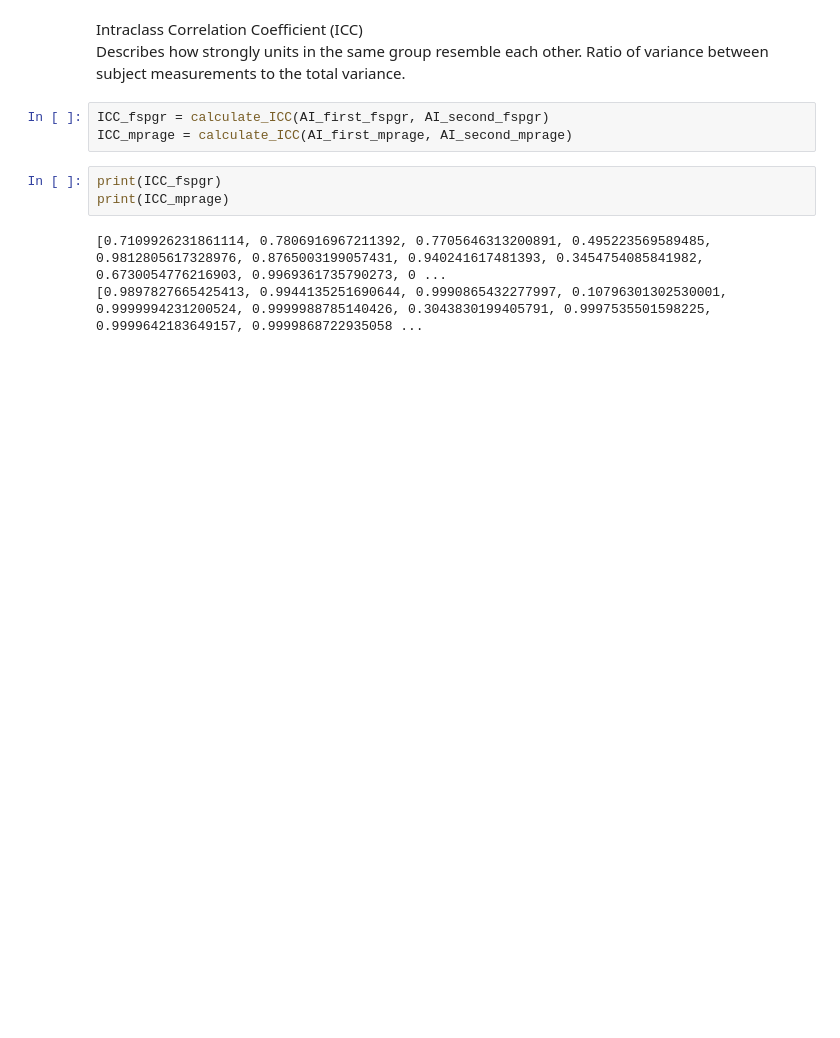
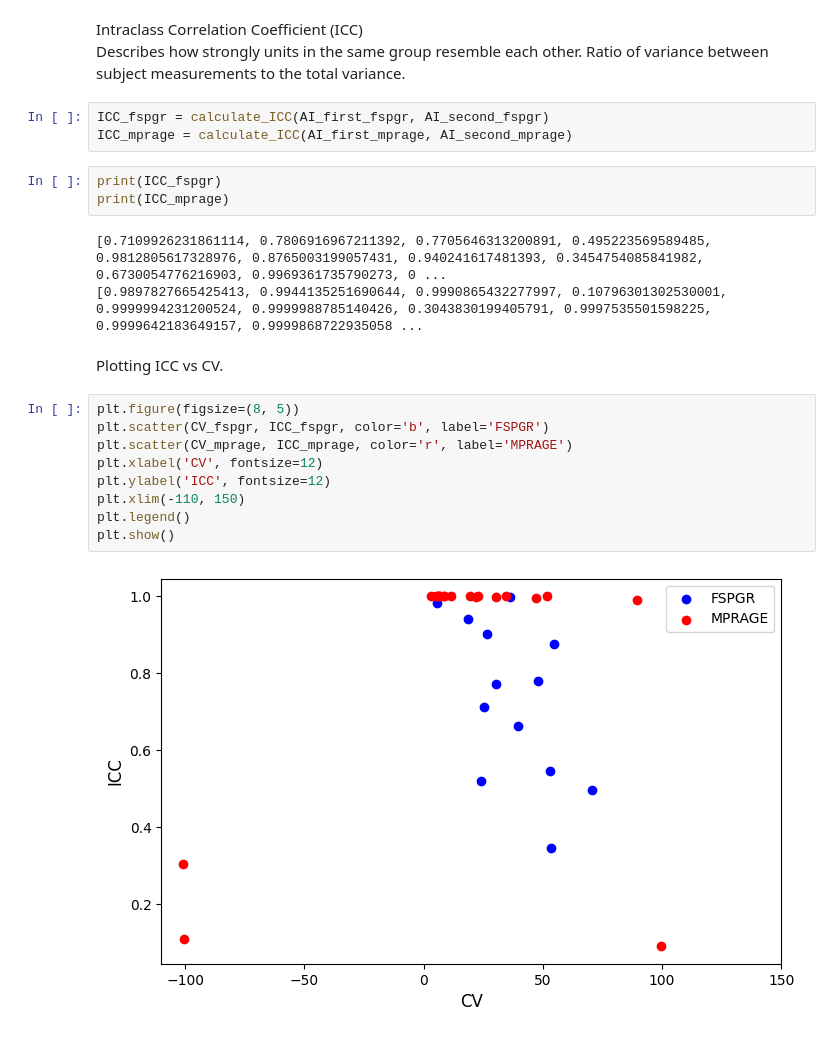
Before and after one commit to Crtox/asymmetryAD, a Jupyter notebook: code/test_retest.ipynb, the cells around one changed output. Saved outputs shown, nothing was run; the diff lists cells and outputs as text; blank space fills up the shorter version.

```diff
--- a/code/test_retest.ipynb
+++ b/code/test_retest.ipynb
@@ -223,3 +273,16 @@ print(ICC_mprage)
 # %% [output]
 [0.7109926231861114, 0.7806916967211392, 0.7705646313200891, 0.495223569589485, 0.9812805617328976, 0.8765003199057431, 0.940241617481393, 0.3454754085841982, 0.6730054776216903, 0.9969361735790273, 0 ...
 [0.9897827665425413, 0.9944135251690644, 0.9990865432277997, 0.10796301302530001, 0.9999994231200524, 0.9999988785140426, 0.3043830199405791, 0.9997535501598225, 0.9999642183649157, 0.9999868722935058 ...
+# %% [markdown]
+Plotting ICC vs CV.
+# %%
+plt.figure(figsize=(8, 5))
+plt.scatter(CV_fspgr, ICC_fspgr, color='b', label='FSPGR')
+plt.scatter(CV_mprage, ICC_mprage, color='r', label='MPRAGE')
+plt.xlabel('CV', fontsize=12)
+plt.ylabel('ICC', fontsize=12)
+plt.xlim(-110, 150)
+plt.legend()
+plt.show()
+# %% [output]
+[figure, added]
```
Also changed, not shown: parts of 6 cells of this notebook, 1 other file.
